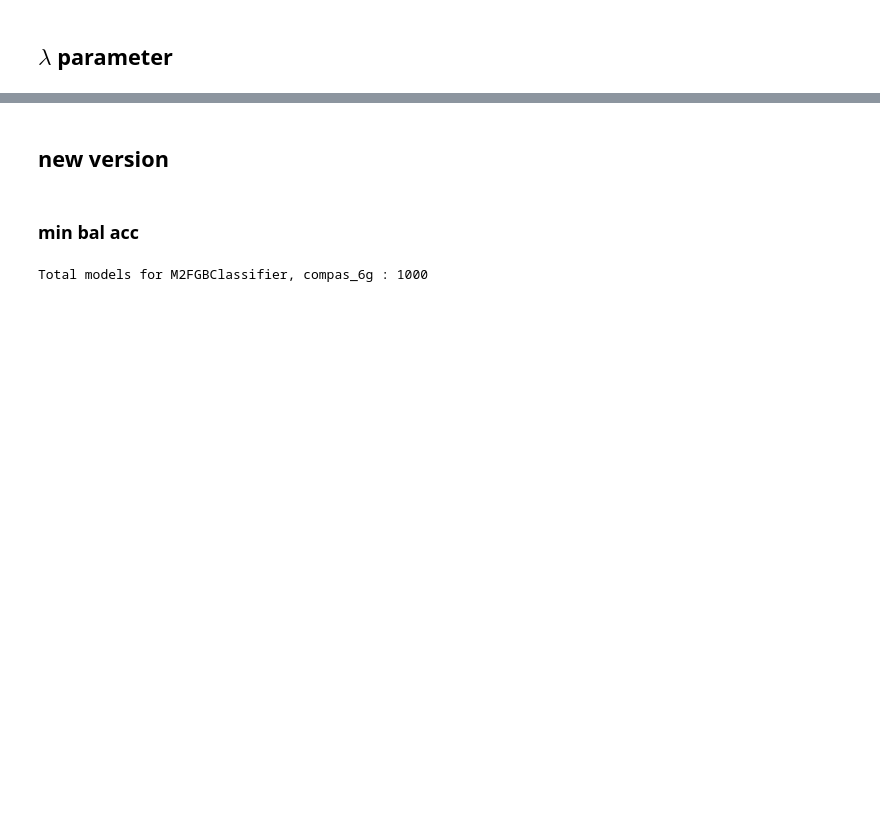
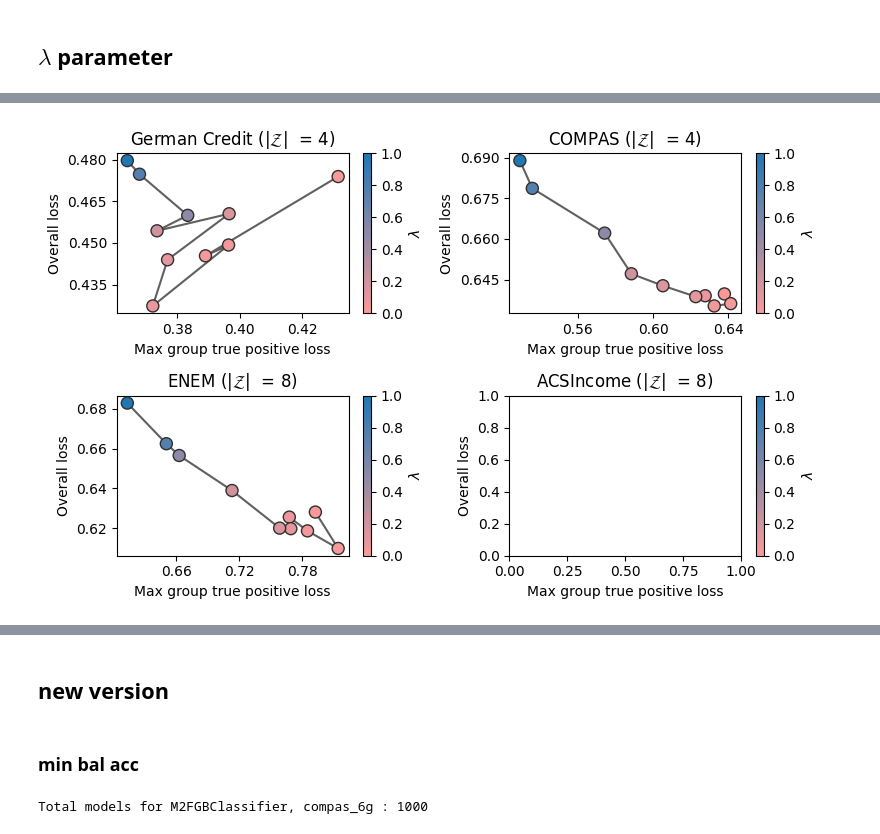
Before and after one commit to hiaac-finance/m2fgb, a Jupyter notebook: notebooks/plot_results.ipynb, the cells around one changed output, grey strips where cells are left out. Cells and saved outputs as stored; diff of their text form; code cells hidden in the pictures; blank space fills up the shorter version.

```diff
--- a/notebooks/plot_results.ipynb
+++ b/notebooks/plot_results.ipynb
@@ -15,6 +15,7 @@ dataset_names = {
     "adult" : "Adult",
     "acsincome" : "ACSIncome",
     "taiwan" : "Taiwan Credit",
+    "enem" : "ENEM"
 }
 methods_color = {
     "LGBMClassifier" : "#ffd92f",
@@ -30,7 +31,8 @@ methods_color = {
     "M2FGBClassifier_tpr" : "#8da0cb",
     "M2FGBClassifier_pr" : "#8da0cb",
     "M2FGBRegressor" : "#8da0cb",
-    "MinimaxPareto" : "pink"
+    "MinimaxPareto" : "pink",
+    "MinimaxPareto_tpr" : "pink"
 }
 methods_names = {
     "LGBMClassifier" : "LGBM",
@@ -44,6 +46,7 @@ methods_names = {
     "MinMaxFair" : "MinMaxFair",
     "MinMaxFair_tpr" : "MinMaxFair (tpr)",
     "MinimaxPareto" : "MMPF",
+    "MinimaxPareto_tpr" : "MMPF (tpr)",
     "MinMaxFairRegressor" : "MinMaxFair",
 }
 
@@ -52,7 +55,7 @@ handles = [
 ]
 
 handles_tpr = [
-    Line2D([0], [0], marker = "o", color = "w", label=value, markerfacecolor=methods_color[key], markersize=10) for key, value in methods_names.items() if "tpr" in key or "LGBM" in key or "eod" in key
+    Line2D([0], [0], marker = "o", color = "w", label=value, markerfacecolor=methods_color[key], markersize=10) for key, value in methods_names.items() if "tpr" in key or "LGBMClassifier" in key or "eod" in key
 ]
 handles_pr = [
     Line2D([0], [0], marker = "o", color = "w", label=value, markerfacecolor=methods_color[key], markersize=10) for key, value in methods_names.items() if "_pr" in key or "LGBM" in key
@@ -118,50 +178,62 @@ plt.colorbar()
 # %%
 norm=matplotlib.colors.Normalize(0, 1)
 #norm=matplotlib.colors.Normalize(0,0.5)
 cmap = matplotlib.colors.LinearSegmentedColormap.from_list("", ["#fb9a99","#1f78b4"])
 
-fig, axs = plt.subplots(nrows =1, ncols = 3, figsize = (14, 4))
+fig, axs = plt.subplots(nrows =2, ncols = 2, figsize = (8, 5))
+axs = axs.flatten()
 
 for i, dataset in enumerate(["german_4", "compas_4", "enem_8", "acsincome_8"]):
-    results = pd.read_csv(f"../results_aaai/experiment_new/fair_weight/{dataset}g/M2FGBClassifier_tpr/train.csv")
-    trials = pd.read_csv(f"../results_aaai/experiment_new/fair_weight/{dataset}g/M2FGBClassifier_tpr/trials.csv")
-    results = results.merge(trials)
+    n_groups = int(dataset.split("_")[1])
 
-    results["fair_weight"] = results.params_fair_weight
-    results = results.loc[:, results.dtypes == "float"].groupby("fair_weight").mean().reset_index()
 
-    n_groups = int(dataset.split("_")[1])
+    try:
+        results = pd.read_csv(f"../results_aaai/experiment_new/fair_weight/{dataset}g/M2FGBClassifier_tpr/train.csv")
+        trials = pd.read_csv(f"../results_aaai/experiment_new/fair_weight/{dataset}g/M2FGBClassifier_tpr/trials.csv")
+        results = results.merge(trials)
+
+        results["fair_weight"] = results.params_fair_weight
+        results = results.loc[:, results.dtypes == "float"].groupby("fair_weight").mean().reset_index()
+
+
+
+
+        cm = axs[i].scatter(
+            results.max_logloss_tpr,
+            results.logloss,
+            c = results.fair_weight,
+            cmap = cmap,
+            norm = norm,
+            zorder = 100,
+            s = 75,
+            ec = "#303030",
+        )
+
+        axs[i].plot(
+            results.max_logloss_tpr,
+            results.logloss,
+            c = "#606060",
+        )
+
+    except:
+        pass
+
     dataset = dataset.split("_")[0]
 
-    cm = axs[i].scatter(
-        results.max_logloss_tpr,
-        results.logloss,
-        c = results.fair_weight,
-        cmap = cmap,
-        norm = norm,
-        zorder = 100,
-        s = 75,
-        ec = "#303030",
-    )
+    axs[i].set_xlabel("Max group true positive loss")
+    axs[i].set_ylabel("Overall loss")
 
-    axs[i].plot(
-        results.max_logloss_tpr,
-        results.logloss,
-        c = "#606060",
-    )
-
-    axs[i].set_xlabel("Max group TPR log loss")
-    axs[i].set_ylabel("Overall log loss")
-
-    axs[i].set_title(dataset_names[dataset] + f"(g = {n_groups})")
+    axs[i].set_title(dataset_names[dataset] + " (|$\mathcal{Z}$|  " + f"= {n_groups})")
 
     # make x and y axis only have 4 ticks each
     axs[i].xaxis.set_major_locator(plt.MaxNLocator(4))
     axs[i].yaxis.set_major_locator(plt.MaxNLocator(5))
     # add colorbar
     fig.colorbar(cm, ax=axs[i], label="$\lambda$")
 
 plt.tight_layout()
 
-#plt.savefig("../figs/fair_weight.pdf", dpi = 300)
+plt.savefig("../figs/fair_weight.pdf", dpi = 300)
 plt.show()
+# %% [output]
+[figure, added]
```
Also changed, not shown: parts of 40 cells of this notebook.
